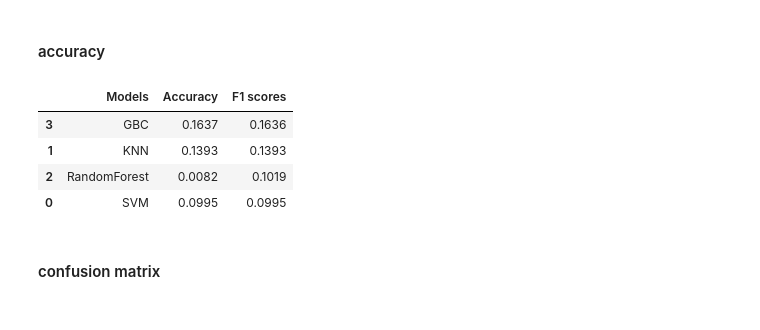
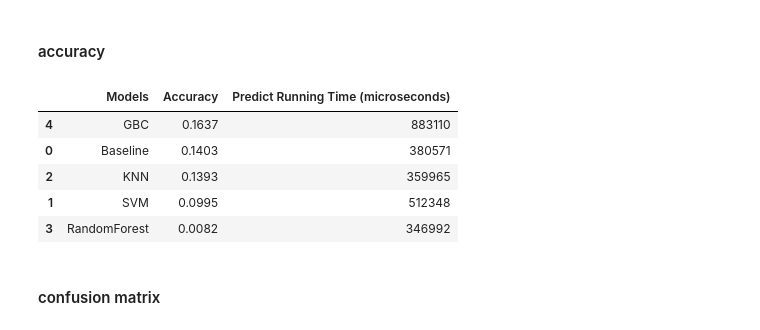
Before and after one commit to TZstatsADS/fall2022-project3-prj3-group9, a Jupyter notebook: doc/model1_comparison.ipynb, the cells around one changed output. Cells and saved outputs as stored; diff of their text form; code cells hidden in the pictures.

Commit message:
running_time_table

```diff
--- a/doc/model1_comparison.ipynb
+++ b/doc/model1_comparison.ipynb
@@ -143,0 +158,7 @@ svm_rbf.score(x_train, y_train)
+# %%
+start = dt.now()
+svm_class = []
+for x in x_test:
+    svm_class.append(svm_rbf.predict(x.reshape(1, -1))[0])
+svm_running = (dt.now() - start).microseconds
+svm_running
@@ -153,4 +182,7 @@ knn.score(x_train, y_train)
 # %%
+start = dt.now()
 knn_class = []
 for x in x_test:
     knn_class.append(knn.predict(x.reshape(1, -1))[0])
+knn_running = (dt.now() - start).microseconds
+knn_running
@@ -165,0 +206,7 @@ rfc.score(x_train, y_train)
+# %%
+start = dt.now()
+rfc_class = []
+for x in x_test:
+    rfc_class.append(rfc.predict(x.reshape(1, -1))[0])
+rfc_running = (dt.now() - start).microseconds
+rfc_running
@@ -175,4 +231,6 @@ gbc.score(x_train, y_train)
 # %%
+start = dt.now()
 gbc_class = []
 for x in x_test:
     gbc_class.append(gbc.predict(x.reshape(1, -1))[0])
+gbc_running = (dt.now() - start).microseconds
@@ -181,18 +243,20 @@ for x in x_test:
 # %% [markdown]
 #### accuracy
 # %%
-accuracy = np.array([['Baseline', 'SVM', 'KNN', 'RandomForest', 'GBC', 'VGG16', 'VGG19', 'ResNet', 'Inception'],
-                     [0.1403, 0.0995, 0.1393, 0.0082, 0.1637, vgg16_acc, vgg19_acc, resnet_acc, inc_acc]])
+accuracy = np.array([['Baseline', 'SVM', 'KNN', 'RandomForest', 'GBC'], #, 'VGG16', 'VGG19', 'ResNet', 'Inception'
+                     [0.1403, 0.0995, 0.1393, 0.0082, 0.1637], #, vgg16_acc, vgg19_acc, resnet_acc, inc_acc
+                     [clf_running, svm_running, knn_running, rfc_running, gbc_running]])
 
-evaluation_df = pd.DataFrame(data=accuracy.T, columns=['Models', 'Accuracy'])
+evaluation_df = pd.DataFrame(data=accuracy.T, columns=['Models', 'Accuracy', 'Predict Running Time (microseconds)'])
 evaluation_df = evaluation_df.sort_values(by = 'Accuracy', ascending = False)
 evaluation_df
 # %% [output]
-|  | Models | Accuracy | F1 scores |
-| 3 | GBC | 0.1637 | 0.1636 |
-| 1 | KNN | 0.1393 | 0.1393 |
-| 2 | RandomForest | 0.0082 | 0.1019 |
-| 0 | SVM | 0.0995 | 0.0995 |
+|  | Models | Accuracy | Predict Running Time (microseconds) |
+| 4 | GBC | 0.1637 | 883110 |
+| 0 | Baseline | 0.1403 | 380571 |
+| 2 | KNN | 0.1393 | 359965 |
+| 1 | SVM | 0.0995 | 512348 |
+| 3 | RandomForest | 0.0082 | 346992 |
 # %% [markdown]
 #### confusion matrix
 # %%
```
Also changed, not shown: parts of 23 cells of this notebook, 2 other files.
